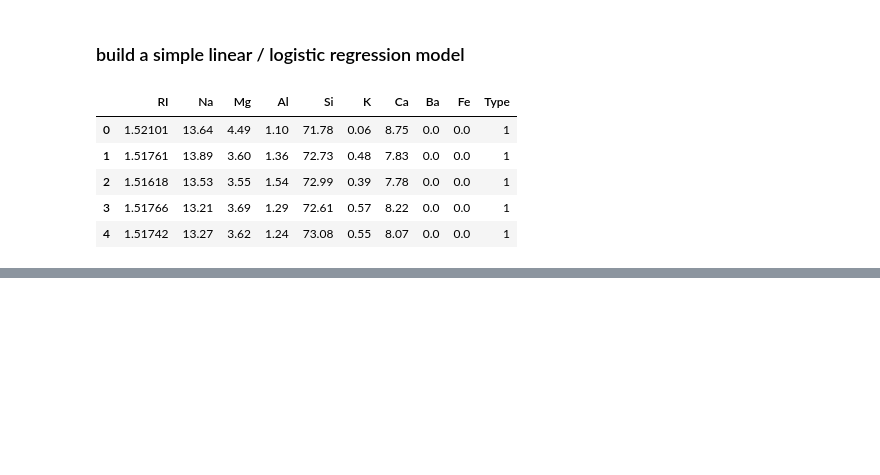
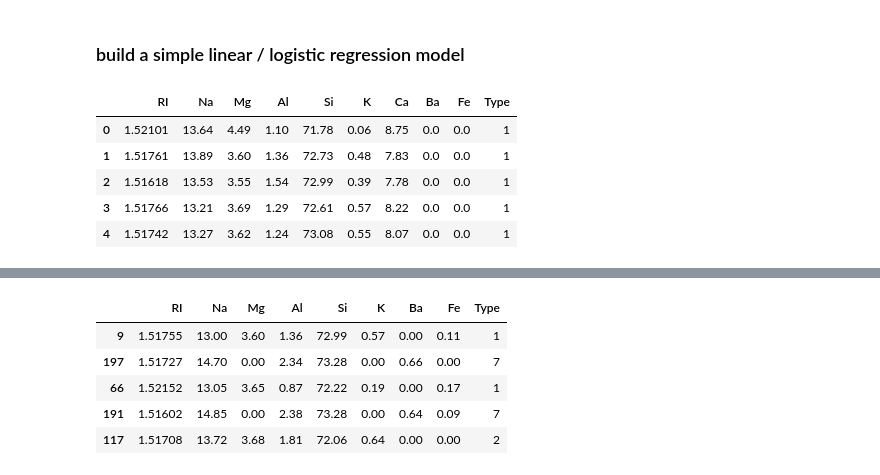
Before and after one commit to samsonafo/ML-Fundamentals, a Jupyter notebook: Linear Regression.ipynb, the cells around one changed output, grey strips where cells are left out. Saved outputs shown, nothing was run; the diff lists cells and outputs as text; code cells hidden in the pictures; blank space fills up the shorter version.

```diff
--- a/Linear Regression.ipynb
+++ b/Linear Regression.ipynb
@@ -150,0 +200,11 @@ df.head()
+# %%
+#visual
+
+X_test.head()
+# %% [output]
+|  | RI | Na | Mg | Al | Si | K | Ba | Fe | Type |
+| 9 | 1.51755 | 13.00 | 3.60 | 1.36 | 72.99 | 0.57 | 0.00 | 0.11 | 1 |
+| 197 | 1.51727 | 14.70 | 0.00 | 2.34 | 73.28 | 0.00 | 0.66 | 0.00 | 7 |
+| 66 | 1.52152 | 13.05 | 3.65 | 0.87 | 72.22 | 0.19 | 0.00 | 0.17 | 1 |
+| 191 | 1.51602 | 14.85 | 0.00 | 2.38 | 73.28 | 0.00 | 0.64 | 0.09 | 7 |
+| 117 | 1.51708 | 13.72 | 3.68 | 1.81 | 72.06 | 0.64 | 0.00 | 0.00 | 2 |
```
Also changed, not shown: parts of 18 cells of this notebook, 18 other files.
